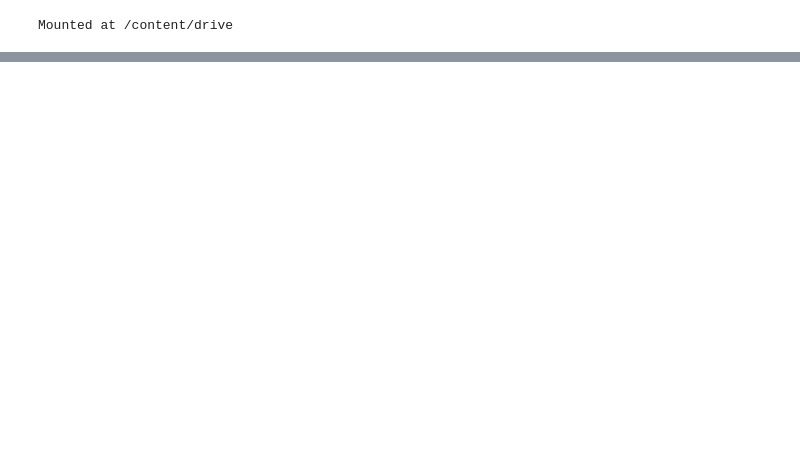
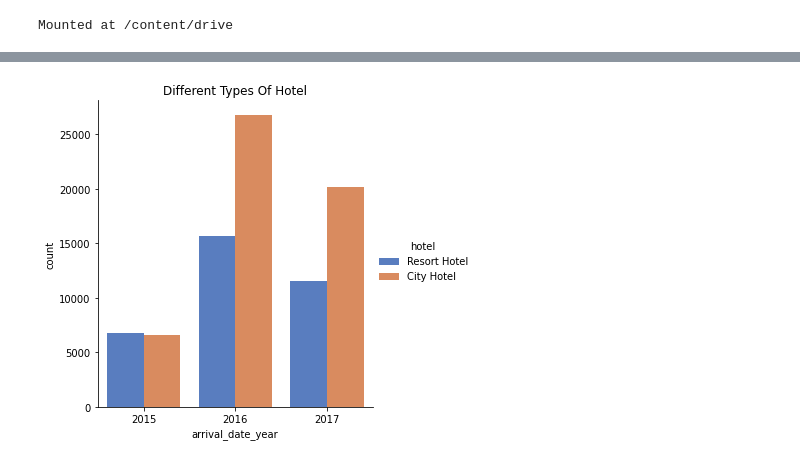
Before and after one commit to PrabhatManna/Hotel-Data-analysis, a Jupyter notebook: Prabhat_Hotel_Booking_Analysis_Capstone_Project.ipynb, the cells around one changed output, grey strips where cells are left out. Saved outputs shown, nothing was run; the diff lists cells and outputs as text; code cells hidden in the pictures; blank space fills up the shorter version.

```diff
--- a/Prabhat_Hotel_Booking_Analysis_Capstone_Project.ipynb
+++ b/Prabhat_Hotel_Booking_Analysis_Capstone_Project.ipynb
@@ -287,0 +21,3 @@ plt.ioff()
+# %%
+# load the df
+df = pd.read_csv('/content/drive/MyDrive/AlmaBetter/EDA-Capstone_Project1/Hotel Bookings.csv')
@@ -287,0 +95,2 @@ plt.ioff()
+# %%
+df1=df.copy()
@@ -287,0 +130,2 @@ plt.ioff()
+# %%
+df1.drop_duplicates(inplace=True)
@@ -287,0 +163,7 @@ plt.ioff()
+# %%
+title = 'Different Types Of Hotel'
+sns.catplot(x='arrival_date_year', kind="count", hue="hotel", data=df1);
+plt.title(title)
+plt.ioff()
+# %% [output]
+[figure, added]
```
Also changed, not shown: parts of 46 cells of this notebook.
